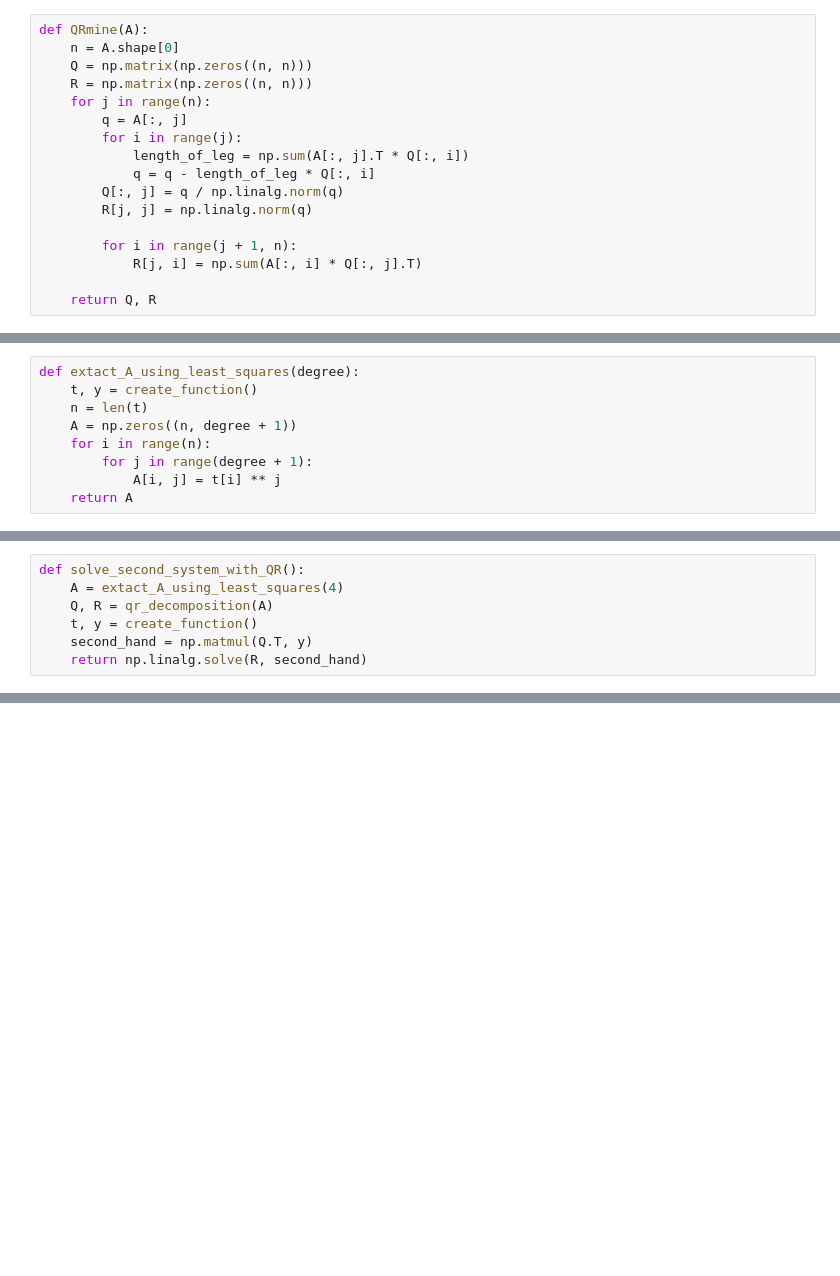
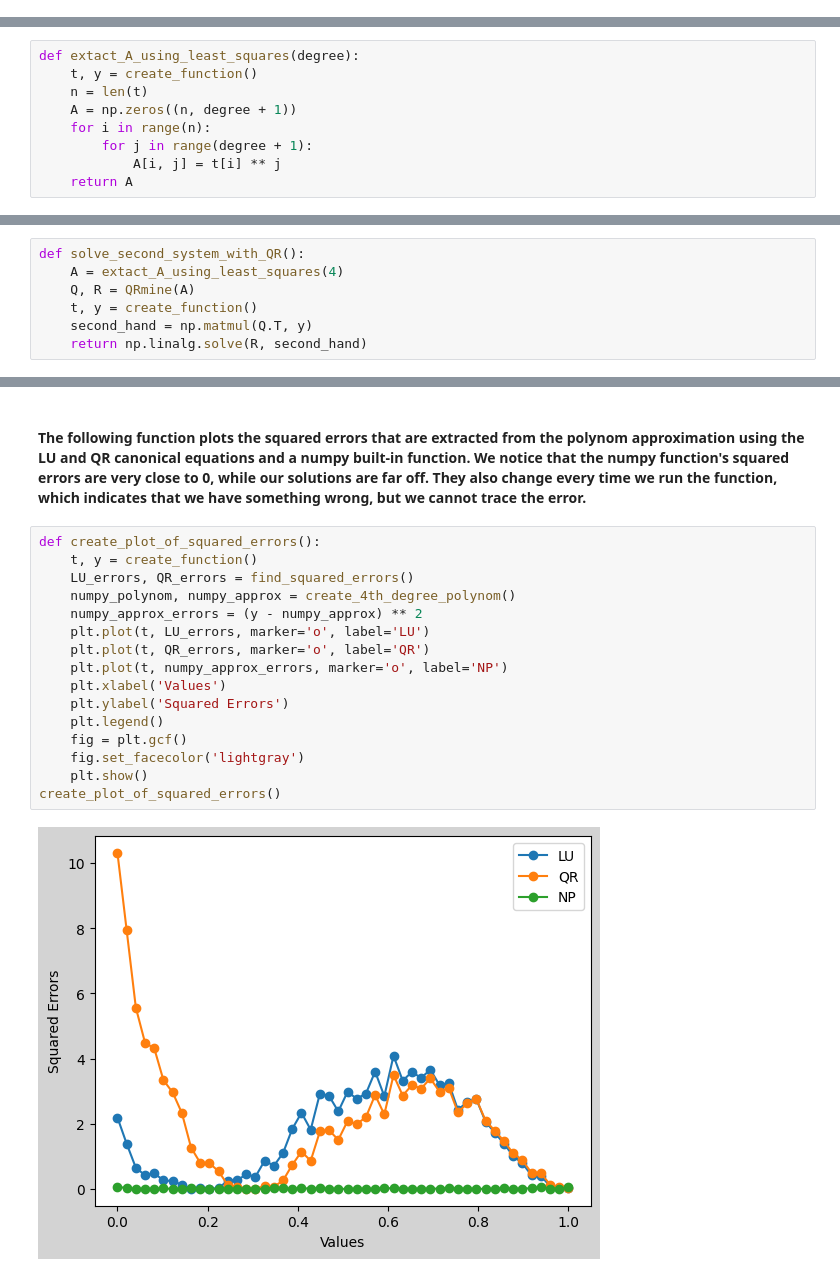
Before and after one commit to Azgoh/Numerical-Analysis, a Jupyter notebook: Numerical-Analysis.ipynb, the cells around one changed output, grey strips where cells are left out. Saved outputs shown, nothing was run; the diff lists cells and outputs as text; blank space fills up the shorter version.

Commit message:
add error plot

```diff
--- a/Numerical-Analysis.ipynb
+++ b/Numerical-Analysis.ipynb
@@ -21,18 +26 @@ def LUmine(A):
-# %%
-def QRmine(A):
-    n = A.shape[0]
-    Q = np.matrix(np.zeros((n, n)))
-    R = np.matrix(np.zeros((n, n)))
-    for j in range(n):
-        q = A[:, j]
-        for i in range(j):
-            length_of_leg = np.sum(A[:, j].T * Q[:, i])
-            q = q - length_of_leg * Q[:, i]
-        Q[:, j] = q / np.linalg.norm(q)
-        R[j, j] = np.linalg.norm(q)
-
-        for i in range(j + 1, n):
-            R[j, i] = np.sum(A[:, i] * Q[:, j].T)
-
-    return Q, R
 # %%
@@ -185,7 +159,7 @@ print(solve_first_system_with_LU())
 # %%
 def solve_second_system_with_QR():
     A = extact_A_using_least_squares(4)
-    Q, R = qr_decomposition(A)
+    Q, R = QRmine(A)
     t, y = create_function()
     second_hand = np.matmul(Q.T, y)
     return np.linalg.solve(R, second_hand)
@@ -221,0 +182,20 @@ def find_squared_errors():
+# %% [markdown]
+#### The following function plots the squared errors that are extracted from the polynom approximation using the LU and QR canonical equations and a numpy built-in function. We notice that the numpy function's squared errors are very close to 0, while our solutions are far off. They also change every time we run the function, which indicates that we have something wrong, but we cannot trace the error.
+# %%
+def create_plot_of_squared_errors():
+    t, y = create_function()
+    LU_errors, QR_errors = find_squared_errors()
+    numpy_polynom, numpy_approx = create_4th_degree_polynom()
+    numpy_approx_errors = (y - numpy_approx) ** 2
+    plt.plot(t, LU_errors, marker='o', label='LU')
+    plt.plot(t, QR_errors, marker='o', label='QR')
+    plt.plot(t, numpy_approx_errors, marker='o', label='NP')
+    plt.xlabel('Values')
+    plt.ylabel('Squared Errors')
+    plt.legend()
+    fig = plt.gcf()
+    fig.set_facecolor('lightgray')
+    plt.show()
+create_plot_of_squared_errors()
+# %% [output]
+[figure, added]
```
Also changed, not shown: parts of 16 cells of this notebook.
